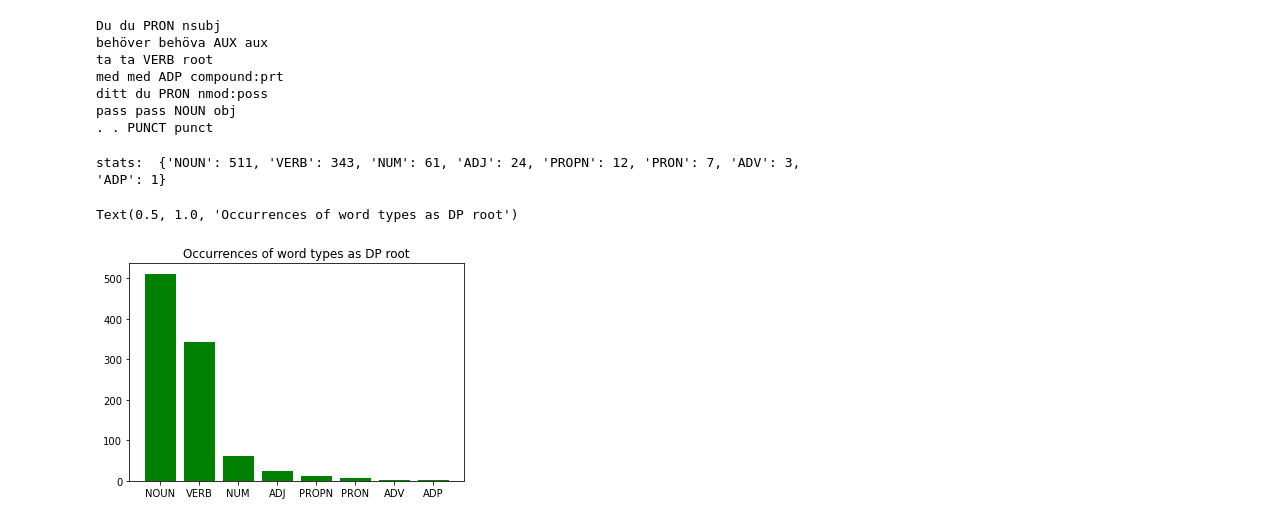
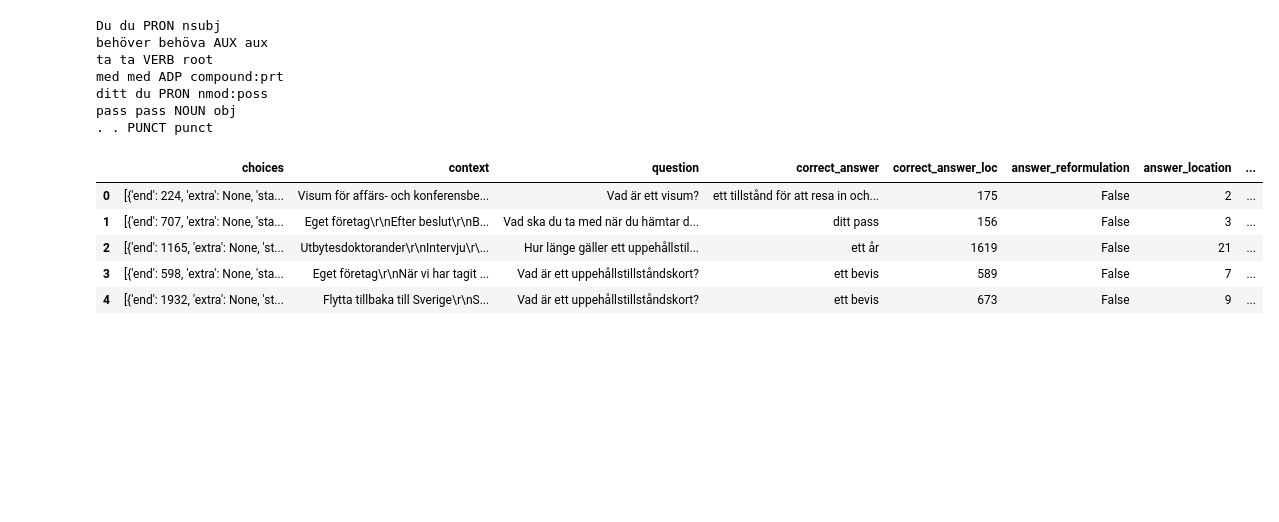
Before and after one commit to filippak/rc-answer-generation, a Jupyter notebook: data-analysis/dependency_parsing.ipynb, the cells around one changed output. Drawn from its saved outputs; the diff is of its cells as text; code cells hidden in the pictures; blank space fills up the shorter version.

```diff
--- a/data-analysis/dependency_parsing.ipynb
+++ b/data-analysis/dependency_parsing.ipynb
@@ -50,5 +51,13 @@ pass pass NOUN obj
 . . PUNCT punct
 # %%
 # Load the dataframes consisting of the data
-df_train = pd.read_pickle("./df_train.pkl")
-df_test = pd.read_pickle("./df_test.pkl")
+df_train = pd.read_pickle("./data_frames/df_train.pkl")
+df_test = pd.read_pickle("./data_frames/df_test.pkl")
+df_train.head()
+# %% [output]
+|  | choices | context | question | correct_answer | correct_answer_loc | answer_reformulation | answer_location | ... |
+| 0 | [{'end': 224, 'extra': None, 'sta... | Visum för affärs- och konferensbe... | Vad är ett visum? | ett tillstånd för att resa in och... | 175 | False | 2 | ... |
+| 1 | [{'end': 707, 'extra': None, 'sta... | Eget företag\r\nEfter beslut\r\nB... | Vad ska du ta med när du hämtar d... | ditt pass | 156 | False | 3 | ... |
+| 2 | [{'end': 1165, 'extra': None, 'st... | Utbytesdoktorander\r\nIntervju\r\... | Hur länge gäller ett uppehållstil... | ett år | 1619 | False | 21 | ... |
+| 3 | [{'end': 598, 'extra': None, 'sta... | Eget företag\r\nNär vi har tagit ... | Vad är ett uppehållstillståndskort? | ett bevis | 589 | False | 7 | ... |
+| 4 | [{'end': 1932, 'extra': None, 'st... | Flytta tillbaka till Sverige\r\nS... | Vad är ett uppehållstillståndskort? | ett bevis | 673 | False | 9 | ... |
@@ -83,12 +128,9 @@ def get_word_class_count(dict):
             stats[word_pos] += 1
     return stats
 # %%
-dict = dependency_parsing(df_train)
-stats = get_word_class_count(dict)
-print('stats: ', stats)
-plt.bar(stats.keys(), stats.values(), color='g')
-plt.title('Occurrences of word types as DP root')
+# print stats
+def print_wordcount_stats(stats, title):
+    print('stats: ', stats)
+    plt.bar(stats.keys(), stats.values(), color='g')
+    plt.title(title)
+    plt.show()
-# %% [output]
-stats:  {'NOUN': 511, 'VERB': 343, 'NUM': 61, 'ADJ': 24, 'PROPN': 12, 'PRON': 7, 'ADV': 3, 'ADP': 1}
-Text(0.5, 1.0, 'Occurrences of word types as DP root')
-[figure, removed]
```
Also changed, not shown: parts of 10 cells of this notebook, 9 other files.
